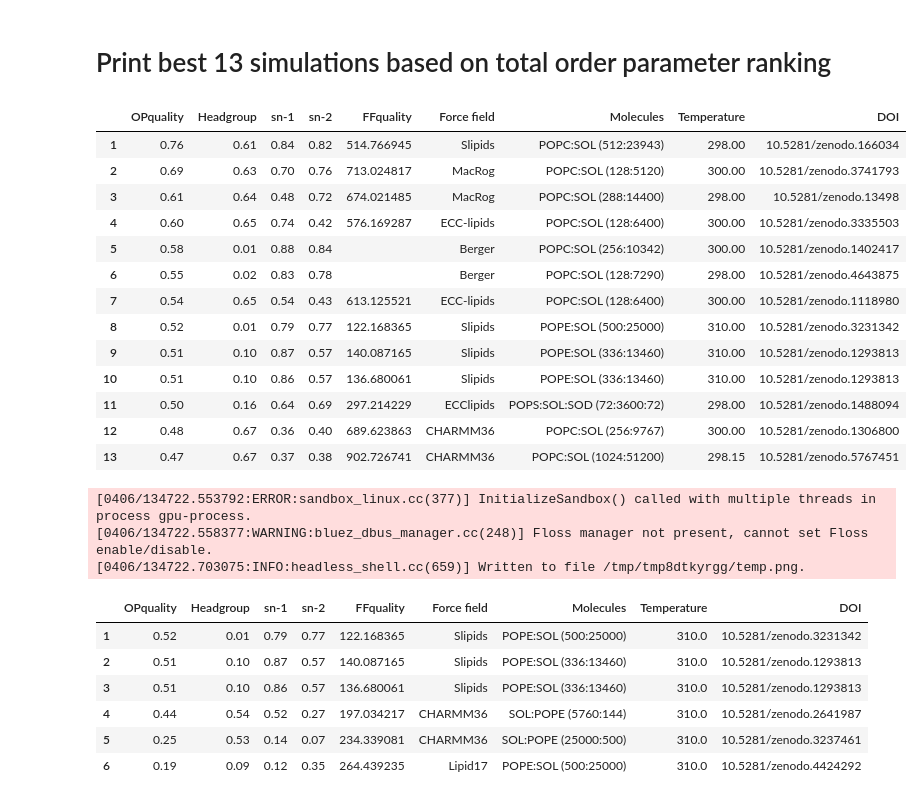
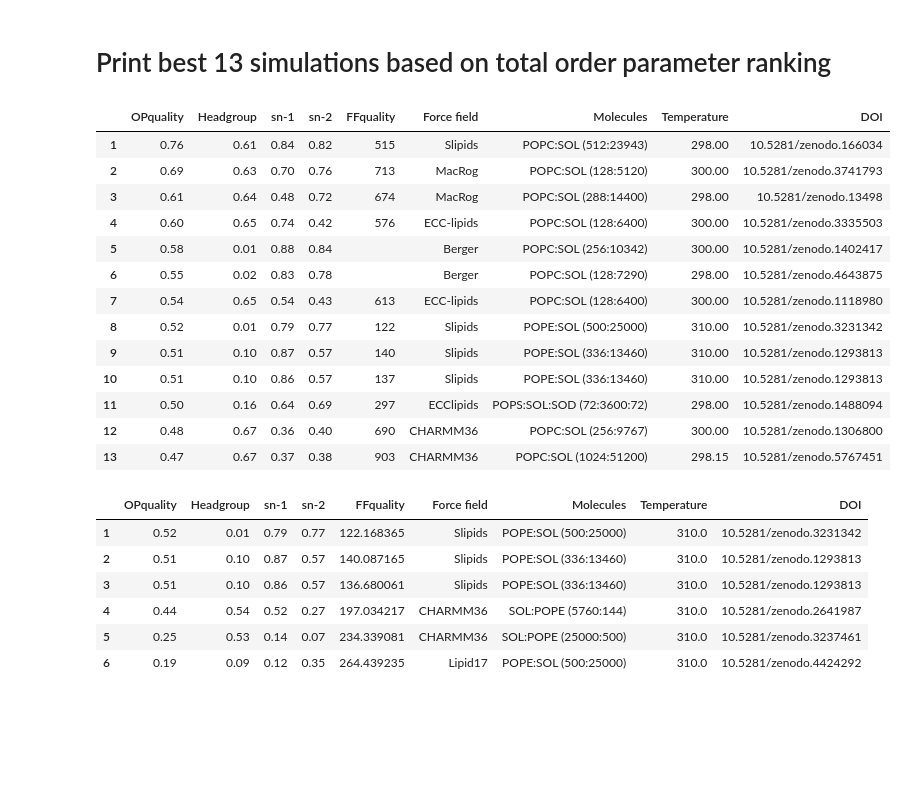
Before and after one commit to NMRLipids/DataBankManuscriptText, a Jupyter notebook: Figures/scripts/RankingTable.ipynb, the cells around one changed output. Drawn from its saved outputs; the diff is of its cells as text; code cells hidden in the pictures; blank space fills up the shorter version.

```diff
--- a/Figures/scripts/RankingTable.ipynb
+++ b/Figures/scripts/RankingTable.ipynb
@@ -23,7 +23,7 @@ import pandas as pd
 from pandas.io.json import json_normalize
 import dataframe_image as dfi
 
-NMRlipidsDataBankFolder = '/media/osollila/Data/NMRlipids/Databank/'
+NMRlipidsDataBankFolder = '/media/samuli/TOSHIBA/NMRlipids/Databank/'
 
 sys.path.insert(1, NMRlipidsDataBankFolder + 'Scripts/BuildDatabank/')
 from databankLibrary import download_link, lipids_dict, databank
@@ -148,54 +148,51 @@ for i in ranking:
     dictToBeAdded['sn-1'] = i['TotalQuality']['sn-1']
     dictToBeAdded['sn-2'] = i['TotalQuality']['sn-2']
     try:
-        dictToBeAdded['FFquality'] = i['TotalQuality']['FFQuality']
+        dictToBeAdded['FFquality'] = round(i['TotalQuality']['FFQuality'])
     except:
         dictToBeAdded['FFquality'] = ''
 
     if i['system']['FF'] in lipid17:
         dictToBeAdded['Force field'] = 'lipid17'
     elif i['system']['FF'] in gromosCKP:
         dictToBeAdded['Force field'] = 'GROMOS-CKP'
     elif i['system']['FF'] in ECClipids:
          dictToBeAdded['Force field'] = 'ECClipids'
     elif i['system']['FF'] in lipid17ff99:
             dictToBeAdded['Force field'] = 'Lipid17 (ff99 ions)'
     elif i['system']['FF'] in lipid17dang:
         dictToBeAdded['Force field'] = 'Lipid17 (Dang ions)'
     elif i['system']['FF'] in BergerHoljte:
         dictToBeAdded['Force field'] = 'Berger/Höltje'
     else:
         dictToBeAdded['Force field'] = i['TotalQuality']['Forcefield']
 
     dictToBeAdded['Molecules'] = i['TotalQuality']['Molecules'] + i['TotalQuality']['Number of molecules']
     dictToBeAdded['Temperature'] = i['TotalQuality']['Temperature']
     dictToBeAdded['DOI'] = i['TotalQuality']['DOI']
     if index < 13:
         TotalRanking.append(dictToBeAdded)
     index += 1
 
 TR = pd.json_normalize(TotalRanking)
 TR.index = TR.index + 1
 display(TR)
 dfi.export(TR,"TotalRanking.png")
 # %% [output]
 |  | OPquality | Headgroup | sn-1 | sn-2 | FFquality | Force field | Molecules | Temperature | DOI |
-| 1 | 0.76 | 0.61 | 0.84 | 0.82 | 514.766945 | Slipids | POPC:SOL (512:23943) | 298.00 | 10.5281/zenodo.166034 |
-| 2 | 0.69 | 0.63 | 0.70 | 0.76 | 713.024817 | MacRog | POPC:SOL (128:5120) | 300.00 | 10.5281/zenodo.3741793 |
-| 3 | 0.61 | 0.64 | 0.48 | 0.72 | 674.021485 | MacRog | POPC:SOL (288:14400) | 298.00 | 10.5281/zenodo.13498 |
-| 4 | 0.60 | 0.65 | 0.74 | 0.42 | 576.169287 | ECC-lipids | POPC:SOL (128:6400) | 300.00 | 10.5281/zenodo.3335503 |
+| 1 | 0.76 | 0.61 | 0.84 | 0.82 | 515 | Slipids | POPC:SOL (512:23943) | 298.00 | 10.5281/zenodo.166034 |
+| 2 | 0.69 | 0.63 | 0.70 | 0.76 | 713 | MacRog | POPC:SOL (128:5120) | 300.00 | 10.5281/zenodo.3741793 |
+| 3 | 0.61 | 0.64 | 0.48 | 0.72 | 674 | MacRog | POPC:SOL (288:14400) | 298.00 | 10.5281/zenodo.13498 |
+| 4 | 0.60 | 0.65 | 0.74 | 0.42 | 576 | ECC-lipids | POPC:SOL (128:6400) | 300.00 | 10.5281/zenodo.3335503 |
 | 5 | 0.58 | 0.01 | 0.88 | 0.84 |  | Berger | POPC:SOL (256:10342) | 300.00 | 10.5281/zenodo.1402417 |
 | 6 | 0.55 | 0.02 | 0.83 | 0.78 |  | Berger | POPC:SOL (128:7290) | 298.00 | 10.5281/zenodo.4643875 |
-| 7 | 0.54 | 0.65 | 0.54 | 0.43 | 613.125521 | ECC-lipids | POPC:SOL (128:6400) | 300.00 | 10.5281/zenodo.1118980 |
-| 8 | 0.52 | 0.01 | 0.79 | 0.77 | 122.168365 | Slipids | POPE:SOL (500:25000) | 310.00 | 10.5281/zenodo.3231342 |
-| 9 | 0.51 | 0.10 | 0.87 | 0.57 | 140.087165 | Slipids | POPE:SOL (336:13460) | 310.00 | 10.5281/zenodo.1293813 |
-| 10 | 0.51 | 0.10 | 0.86 | 0.57 | 136.680061 | Slipids | POPE:SOL (336:13460) | 310.00 | 10.5281/zenodo.1293813 |
-| 11 | 0.50 | 0.16 | 0.64 | 0.69 | 297.214229 | ECClipids | POPS:SOL:SOD (72:3600:72) | 298.00 | 10.5281/zenodo.1488094 |
-| 12 | 0.48 | 0.67 | 0.36 | 0.40 | 689.623863 | CHARMM36 | POPC:SOL (256:9767) | 300.00 | 10.5281/zenodo.1306800 |
-| 13 | 0.47 | 0.67 | 0.37 | 0.38 | 902.726741 | CHARMM36 | POPC:SOL (1024:51200) | 298.15 | 10.5281/zenodo.5767451 |
+| 7 | 0.54 | 0.65 | 0.54 | 0.43 | 613 | ECC-lipids | POPC:SOL (128:6400) | 300.00 | 10.5281/zenodo.1118980 |
+| 8 | 0.52 | 0.01 | 0.79 | 0.77 | 122 | Slipids | POPE:SOL (500:25000) | 310.00 | 10.5281/zenodo.3231342 |
+| 9 | 0.51 | 0.10 | 0.87 | 0.57 | 140 | Slipids | POPE:SOL (336:13460) | 310.00 | 10.5281/zenodo.1293813 |
+| 10 | 0.51 | 0.10 | 0.86 | 0.57 | 137 | Slipids | POPE:SOL (336:13460) | 310.00 | 10.5281/zenodo.1293813 |
+| 11 | 0.50 | 0.16 | 0.64 | 0.69 | 297 | ECClipids | POPS:SOL:SOD (72:3600:72) | 298.00 | 10.5281/zenodo.1488094 |
+| 12 | 0.48 | 0.67 | 0.36 | 0.40 | 690 | CHARMM36 | POPC:SOL (256:9767) | 300.00 | 10.5281/zenodo.1306800 |
+| 13 | 0.47 | 0.67 | 0.37 | 0.38 | 903 | CHARMM36 | POPC:SOL (1024:51200) | 298.15 | 10.5281/zenodo.5767451 |
-[0406/134722.553792:ERROR:sandbox_linux.cc(377)] InitializeSandbox() called with multiple threads in process gpu-process.
-[0406/134722.558377:WARNING:bluez_dbus_manager.cc(248)] Floss manager not present, cannot set Floss enable/disable.
-[0406/134722.703075:INFO:headless_shell.cc(659)] Written to file /tmp/tmp8dtkyrgg/temp.png.
 # %%
 with open(NMRlipidsDataBankFolder + 'Data/Ranking/POPE_total_Ranking.json') as file:
     ranking = json.load(file)
```
Also changed, not shown: parts of 9 cells of this notebook, 2 other files.
